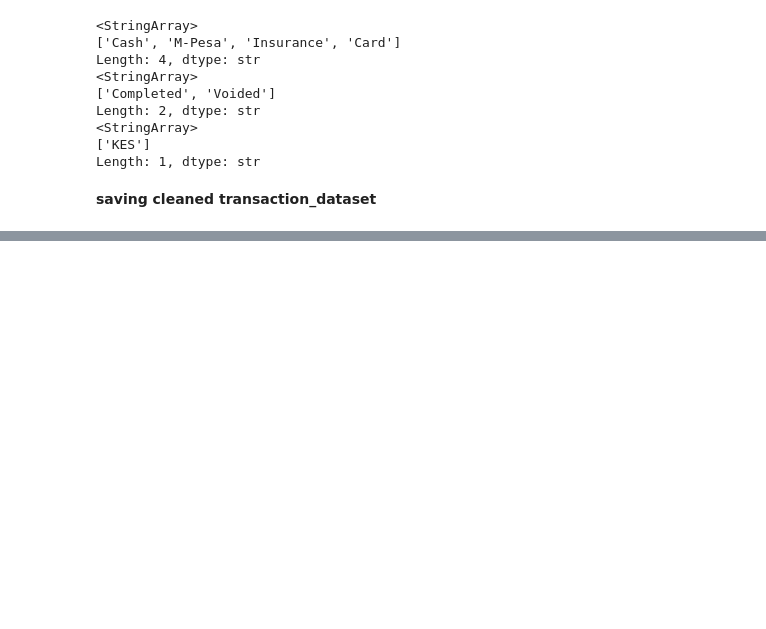
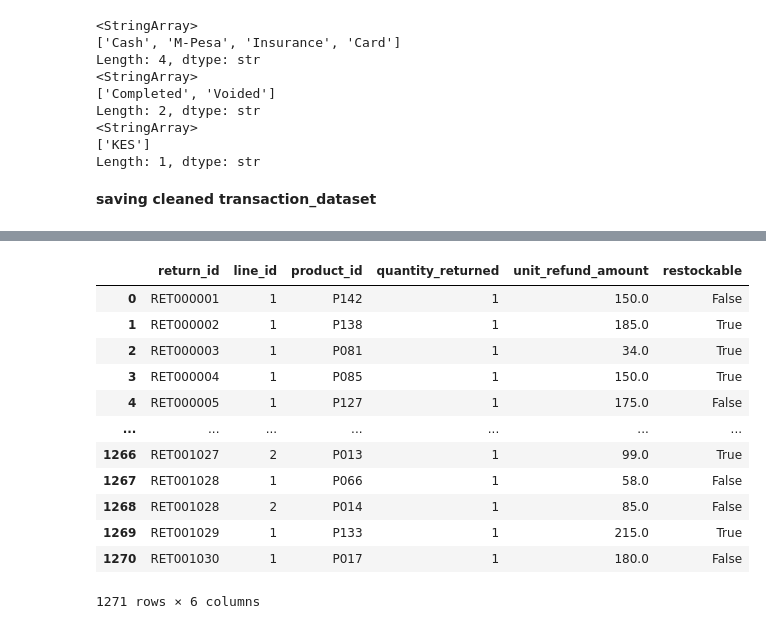
Before and after one commit to MwangiJoseph-25/pharmacy_retail_intelligence, a Jupyter notebook: Notebooks/cleaning_notebook.ipynb, the cells around one changed output, grey strips where cells are left out. Cells and saved outputs as stored; diff of their text form; code cells hidden in the pictures; blank space fills up the shorter version.

```diff
--- a/Notebooks/cleaning_notebook.ipynb
+++ b/Notebooks/cleaning_notebook.ipynb
@@ -1279,0 +1437,16 @@ transaction_df.to_pickle('transactions_clean.pkl')
+# %%
+sales_return_items_df
+# %% [output]
+|  | return_id | line_id | product_id | quantity_returned | unit_refund_amount | restockable |
+| 0 | RET000001 | 1 | P142 | 1 | 150.0 | False |
+| 1 | RET000002 | 1 | P138 | 1 | 185.0 | True |
+| 2 | RET000003 | 1 | P081 | 1 | 34.0 | True |
+| 3 | RET000004 | 1 | P085 | 1 | 150.0 | True |
+| 4 | RET000005 | 1 | P127 | 1 | 175.0 | False |
+| ... | ... | ... | ... | ... | ... | ... |
+| 1266 | RET001027 | 2 | P013 | 1 | 99.0 | True |
+| 1267 | RET001028 | 1 | P066 | 1 | 58.0 | False |
+| 1268 | RET001028 | 2 | P014 | 1 | 85.0 | False |
+| 1269 | RET001029 | 1 | P133 | 1 | 215.0 | True |
+| 1270 | RET001030 | 1 | P017 | 1 | 180.0 | False |
+1271 rows × 6 columns
```
Also changed, not shown: parts of 24 cells of this notebook, 17 other files.
